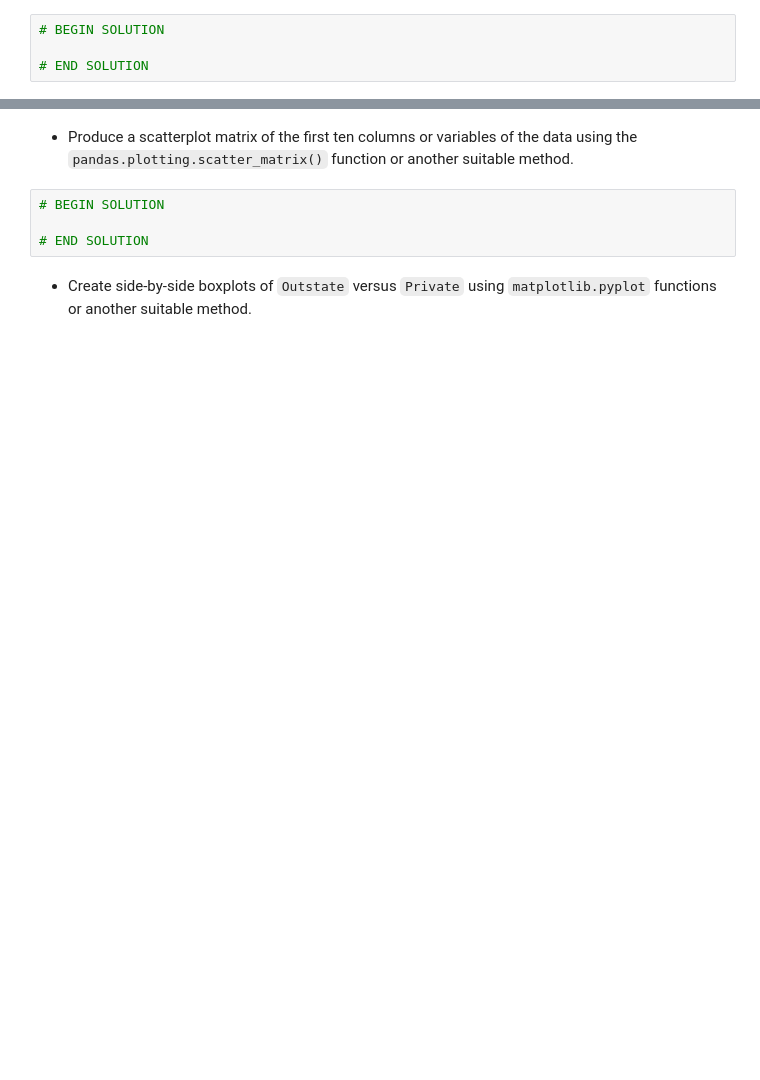
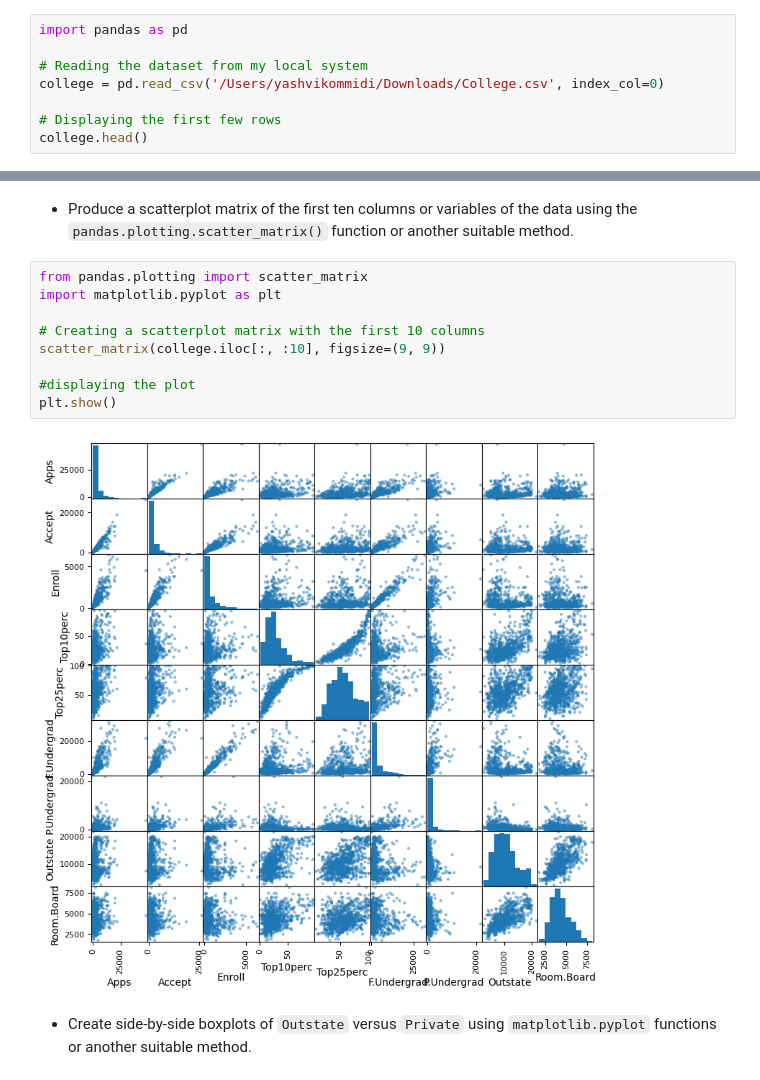
Before and after one commit to YashviKommidi/Machine_learning_26, a Jupyter notebook: KOMMIDI_HW2.ipynb, the cells around one changed output, grey strips where cells are left out. Cells and saved outputs as stored; diff of their text form; blank space fills up the shorter version.

```diff
--- a/KOMMIDI_HW2.ipynb
+++ b/KOMMIDI_HW2.ipynb
@@ -184,6 +184,10 @@ Use the `read_csv()` function in *pandas* library to read the data. Make sure th
 
 - Read dataset and save it as `college`.
 # %%
-# BEGIN SOLUTION
+import pandas as pd
 
-# END SOLUTION
+# Reading the dataset from my local system
+college = pd.read_csv('/Users/yashvikommidi/Downloads/College.csv', index_col=0)
+
+# Displaying the first few rows
+college.head()
@@ -196,9 +216,16 @@ Use the `read_csv()` function in *pandas* library to read the data. Make sure th
 # %% [markdown]
 - Produce a scatterplot matrix of the first ten columns or variables of the data using the `pandas.plotting.scatter_matrix()` function or another suitable method.
 # %%
-# BEGIN SOLUTION
+from pandas.plotting import scatter_matrix
+import matplotlib.pyplot as plt
 
-# END SOLUTION
+# Creating a scatterplot matrix with the first 10 columns
+scatter_matrix(college.iloc[:, :10], figsize=(9, 9))
+
+#displaying the plot
+plt.show()
+# %% [output]
+[figure, added]
 # %% [markdown]
 - Create side-by-side boxplots of `Outstate` versus `Private` using `matplotlib.pyplot` functions or another suitable method.
 # %%
```
Also changed, not shown: parts of 4 cells of this notebook.
